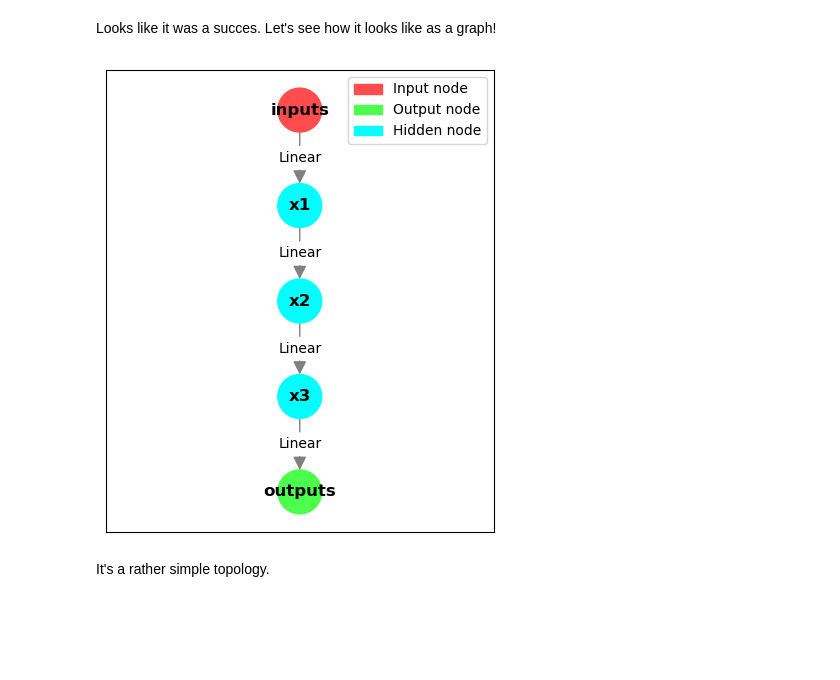
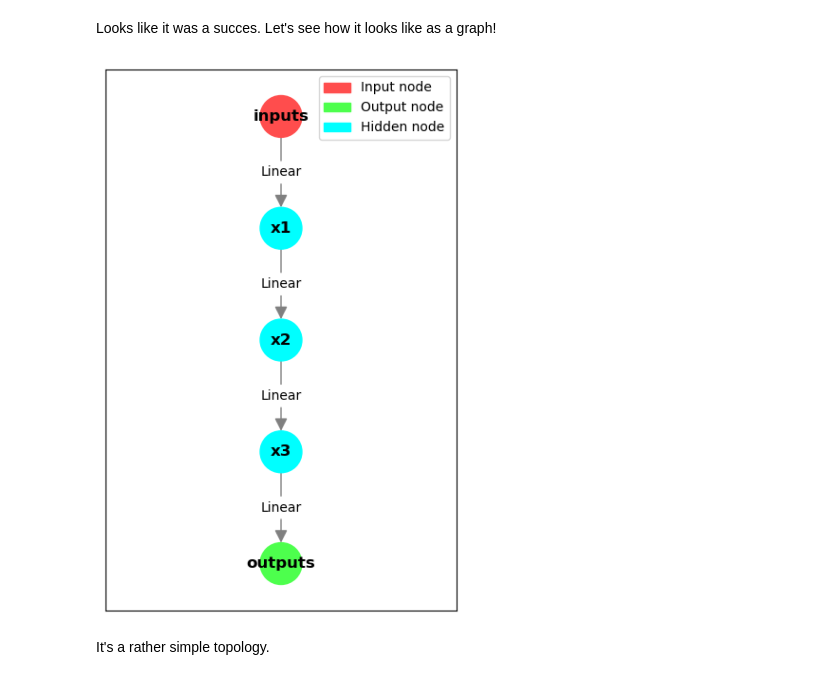
Before and after one commit to sjmikler/pytorch-symbolic, a Jupyter notebook: gentle-introduction.ipynb, the cells around one changed output. Cells and saved outputs as stored; diff of their text form; code cells hidden in the pictures; blank space fills up the shorter version.

Commit message:
Update images and notebook

```diff
--- a/gentle-introduction.ipynb
+++ b/gentle-introduction.ipynb
@@ -196,10 +194,9 @@ SymbolicModel(
 # %% [markdown]
 Looks like it was a succes. Let's see how it looks like as a graph!
 # %%
-plt.figure(figsize=(5, 6))
-graph_algorithms.draw_graph(model=model, node_text_namespace=globals())
+graph_algorithms.draw_graph(model=model, node_text_namespace=globals(), figsize=(4, 6));
 # %% [output]
-[figure, old version]
+[figure, new version]
 # %% [markdown]
 It's a rather simple topology.
 # %% [markdown]
```
Also changed, not shown: parts of 20 cells of this notebook, 16 other files.
